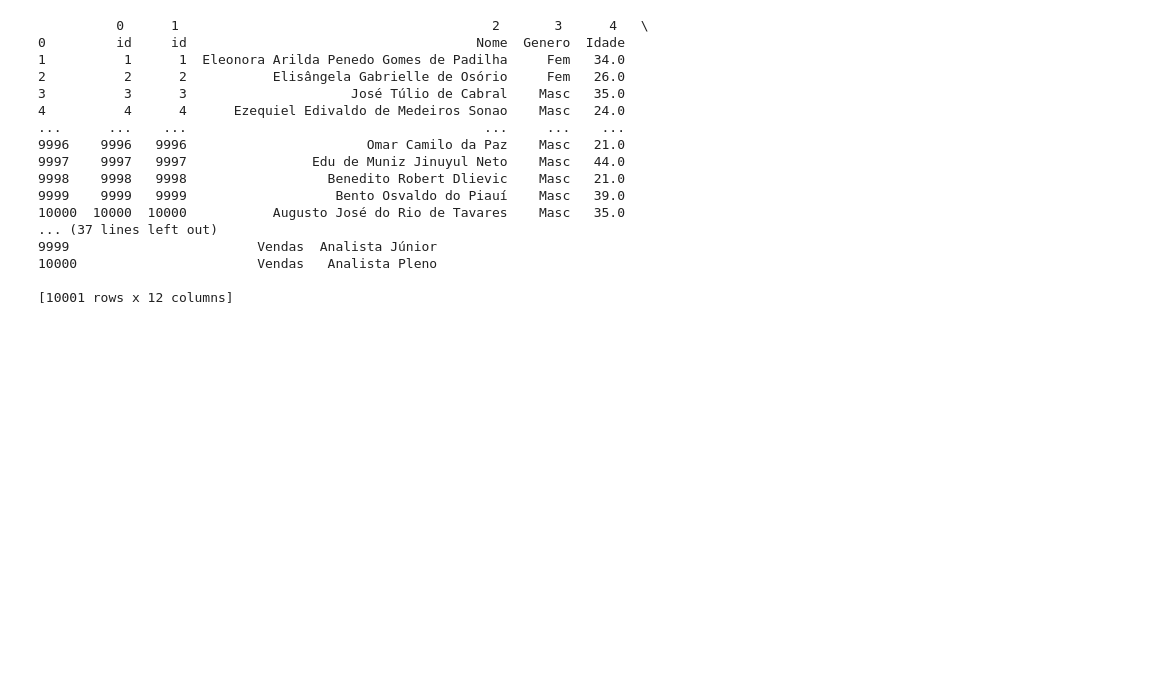
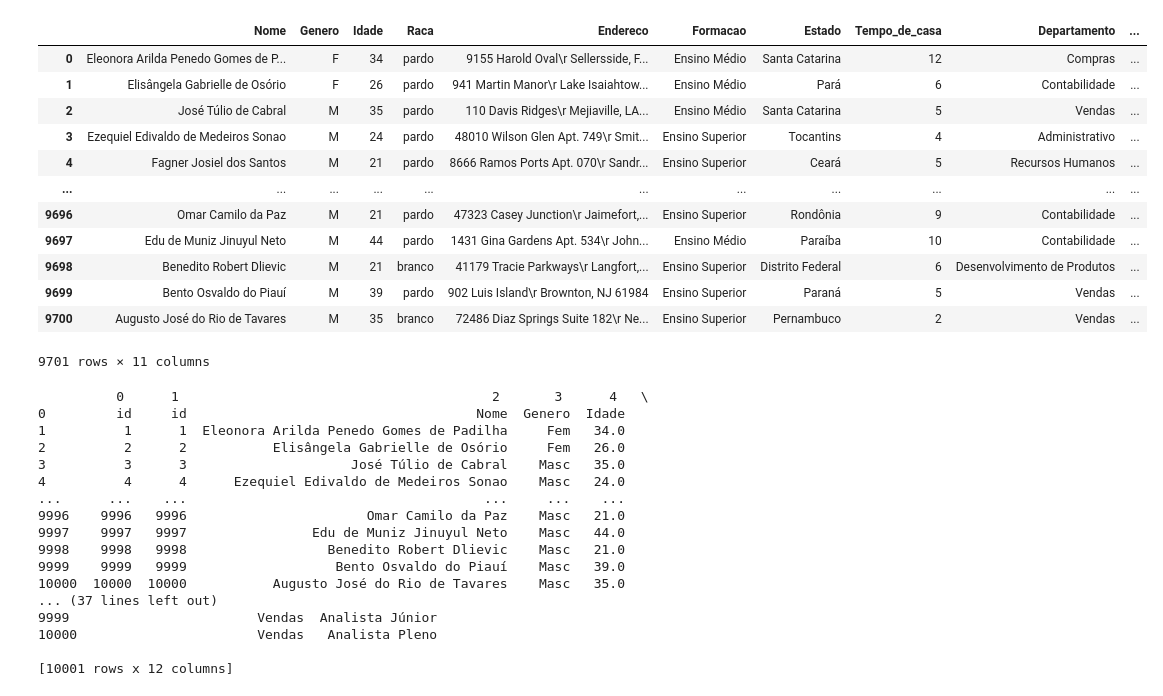
Before and after one commit to pedrolustosab/AdaHack-Dados, a Jupyter notebook: tratamento_de_dados copy.ipynb, the cells around one changed output. Cells and saved outputs as stored; diff of their text form; code cells hidden in the pictures; blank space fills up the shorter version.

```diff
--- a/tratamento_de_dados.ipynb
+++ b/tratamento_de_dados copy.ipynb
@@ -4,3 +5,31 @@ import numpy as np
+# %%
+# conectar postgres DB
+try:
+    # Criar a string de conexão usando SQLAlchemy
+    db_string = "postgresql://postgres:adahack2024@db-adahack.cfevcennalmb.us-east-1.rds.amazonaws.com:5432/postgres"
+    # Criar engine SQLAlchemy
+    engine = create_engine(db_string)
+except:
+    print("Connection failed")
+# %%
+# criar dataframe apartir dos daddos salvos na tabela colaboradores
+colaboradores_db = "SELECT * FROM public.colaboradores"
+df_db = pd.read_sql(colaboradores_db, db_string)
+df_db
+# %% [output]
+|  | Nome | Genero | Idade | Raca | Endereco | Formacao | Estado | Tempo_de_casa | Departamento | ... |
+| 0 | Eleonora Arilda Penedo Gomes de P... | F | 34 | pardo | 9155 Harold Oval\r Sellersside, F... | Ensino Médio | Santa Catarina | 12 | Compras | ... |
+| 1 | Elisângela Gabrielle de Osório | F | 26 | pardo | 941 Martin Manor\r Lake Isaiahtow... | Ensino Médio | Pará | 6 | Contabilidade | ... |
+| 2 | José Túlio de Cabral | M | 35 | pardo | 110 Davis Ridges\r Mejiaville, LA... | Ensino Médio | Santa Catarina | 5 | Vendas | ... |
+| 3 | Ezequiel Edivaldo de Medeiros Sonao | M | 24 | pardo | 48010 Wilson Glen Apt. 749\r Smit... | Ensino Superior | Tocantins | 4 | Administrativo | ... |
+| 4 | Fagner Josiel dos Santos | M | 21 | pardo | 8666 Ramos Ports Apt. 070\r Sandr... | Ensino Superior | Ceará | 5 | Recursos Humanos | ... |
+| ... | ... | ... | ... | ... | ... | ... | ... | ... | ... | ... |
+| 9696 | Omar Camilo da Paz | M | 21 | pardo | 47323 Casey Junction\r Jaimefort,... | Ensino Superior | Rondônia | 9 | Contabilidade | ... |
+| 9697 | Edu de Muniz Jinuyul Neto | M | 44 | pardo | 1431 Gina Gardens Apt. 534\r John... | Ensino Médio | Paraíba | 10 | Contabilidade | ... |
+| 9698 | Benedito Robert Dlievic | M | 21 | branco | 41179 Tracie Parkways\r Langfort,... | Ensino Superior | Distrito Federal | 6 | Desenvolvimento de Produtos | ... |
+| 9699 | Bento Osvaldo do Piauí | M | 39 | pardo | 902 Luis Island\r Brownton, NJ 61984 | Ensino Superior | Paraná | 5 | Vendas | ... |
+| 9700 | Augusto José do Rio de Tavares | M | 35 | branco | 72486 Diaz Springs Suite 182\r Ne... | Ensino Superior | Pernambuco | 2 | Vendas | ... |
+9701 rows × 11 columns
 # %%
 def decode_text(text):
     '''Tratando caracteres mal interpretados'''
```
Also changed, not shown: parts of 2 cells of this notebook, 1 other file.
